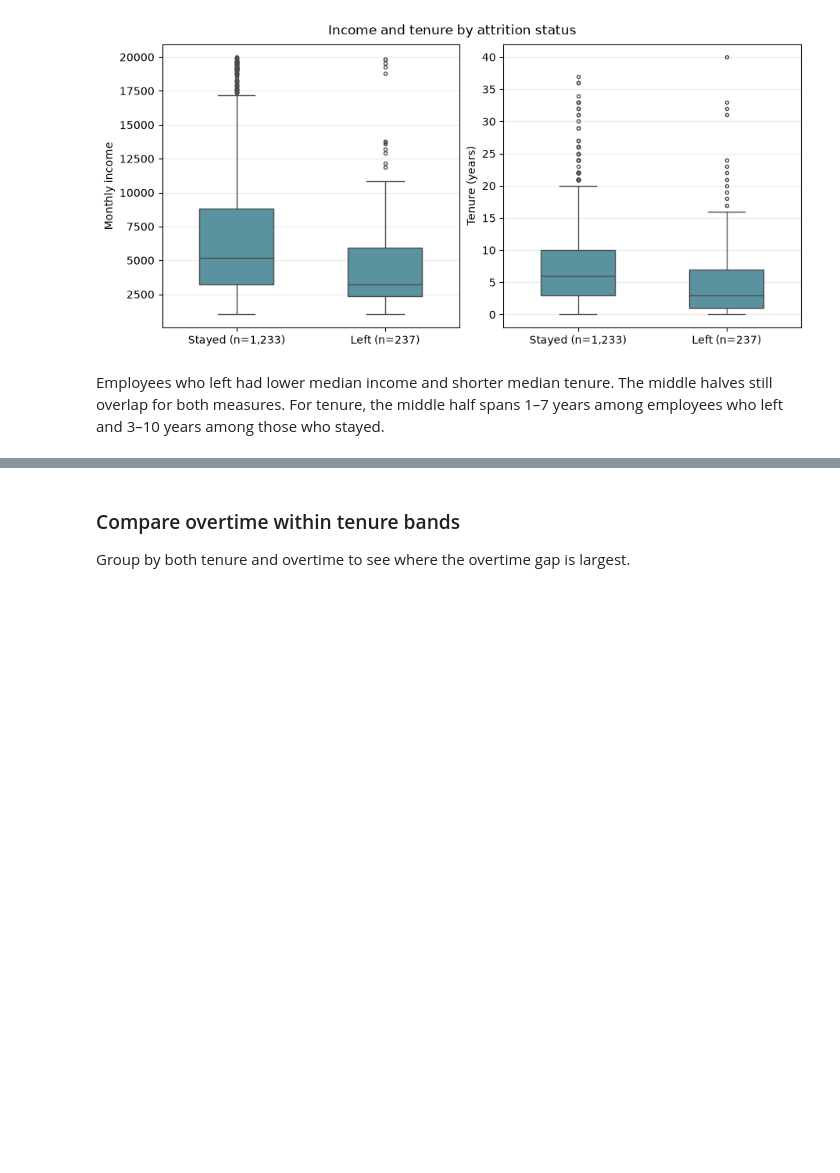
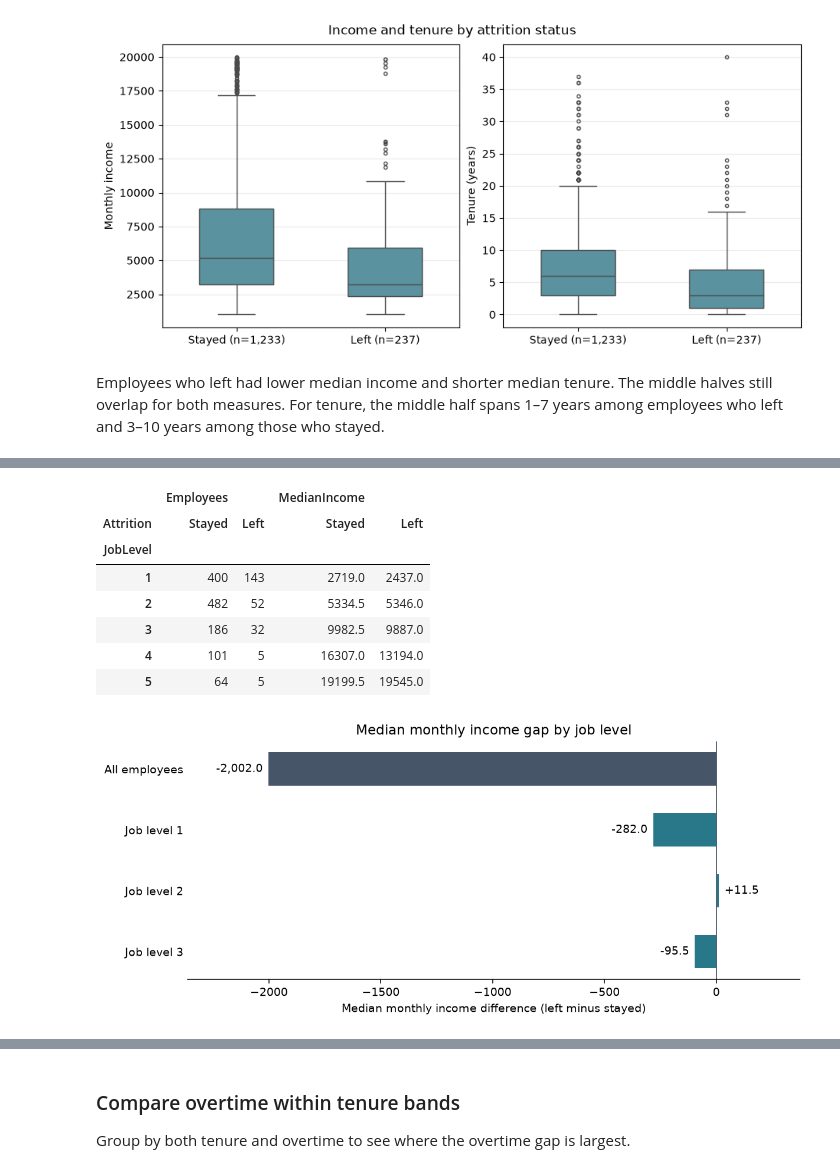
Before and after one commit to johanneswbr/medco-passau-xai, a Jupyter notebook: eda.ipynb, the cells around one changed output, grey strips where cells are left out. Drawn from its saved outputs; the diff is of its cells as text; code cells hidden in the pictures; blank space fills up the shorter version.

```diff
--- a/eda.ipynb
+++ b/eda.ipynb
@@ -226,0 +231,40 @@ Employees who left had lower median income and shorter median tenure. The middle
+# %%
+income_by_level = (
+    eda.groupby(["JobLevel", "Attrition"], observed=True)["MonthlyIncome"]
+    .agg(Employees="size", MedianIncome="median")
+    .unstack("Attrition")
+    .rename(columns={"No": "Stayed", "Yes": "Left"}, level="Attrition")
+)
+display(income_by_level)
+
+largest_levels = income_by_level["Employees"].sum(axis=1).nlargest(3).index.sort_values()
+level_medians = income_by_level.loc[largest_levels, "MedianIncome"]
+level_gaps = level_medians["Left"] - level_medians["Stayed"]
+overall_gap = medians.loc["Yes", "MonthlyIncome"] - medians.loc["No", "MonthlyIncome"]
+income_gaps = [overall_gap, *level_gaps]
+
+fig, ax = plt.subplots(figsize=(8.5, 3.6), dpi=140, layout="constrained")
+bars = ax.barh(
+    ["All employees", *(f"Job level {level}" for level in largest_levels)],
+    income_gaps,
+    color=["#475569", *["#28788a"] * len(level_gaps)],
+    height=0.55,
+)
+ax.bar_label(bars, labels=[f"{gap:+,.1f}" for gap in income_gaps], padding=5)
+ax.axvline(0, color="#475569", linewidth=0.9)
+ax.invert_yaxis()
+ax.margins(x=0.18)
+ax.set(title="Median monthly income gap by job level", xlabel="Median monthly income difference (left minus stayed)")
+ax.spines[["top", "right", "left"]].set_visible(False)
+ax.tick_params(axis="y", length=0)
+plt.show()
+# %% [output]
+|  | Employees |  | MedianIncome |  |
+| Attrition | Stayed | Left | Stayed | Left |
+| JobLevel |  |  |  |  |
+| 1 | 400 | 143 | 2719.0 | 2437.0 |
+| 2 | 482 | 52 | 5334.5 | 5346.0 |
+| 3 | 186 | 32 | 9982.5 | 9887.0 |
+| 4 | 101 | 5 | 16307.0 | 13194.0 |
+| 5 | 64 | 5 | 19199.5 | 19545.0 |
+[figure, added]
```
Also changed, not shown: parts of 10 cells of this notebook.
